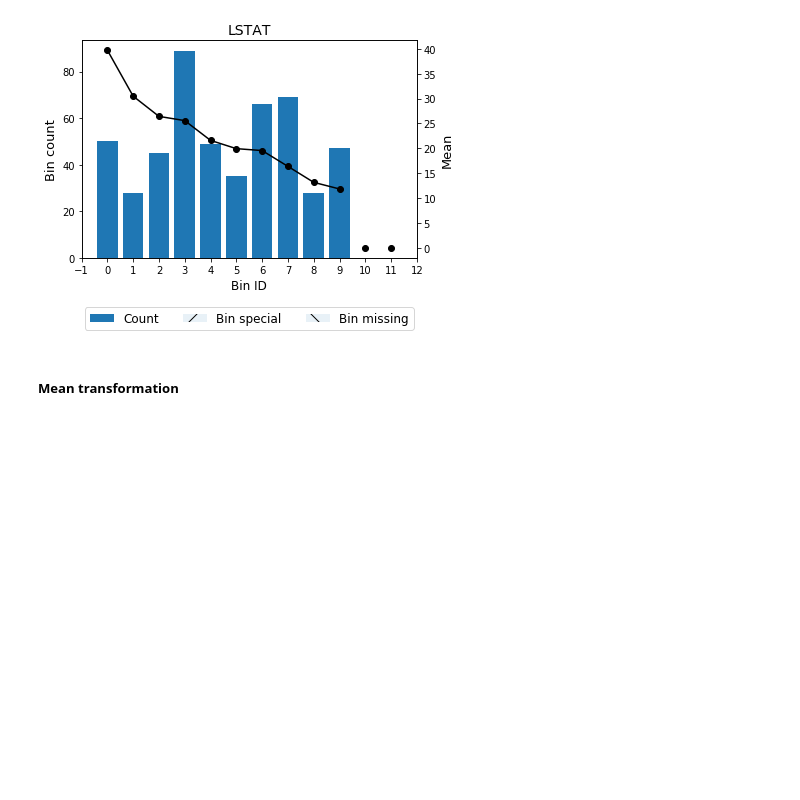
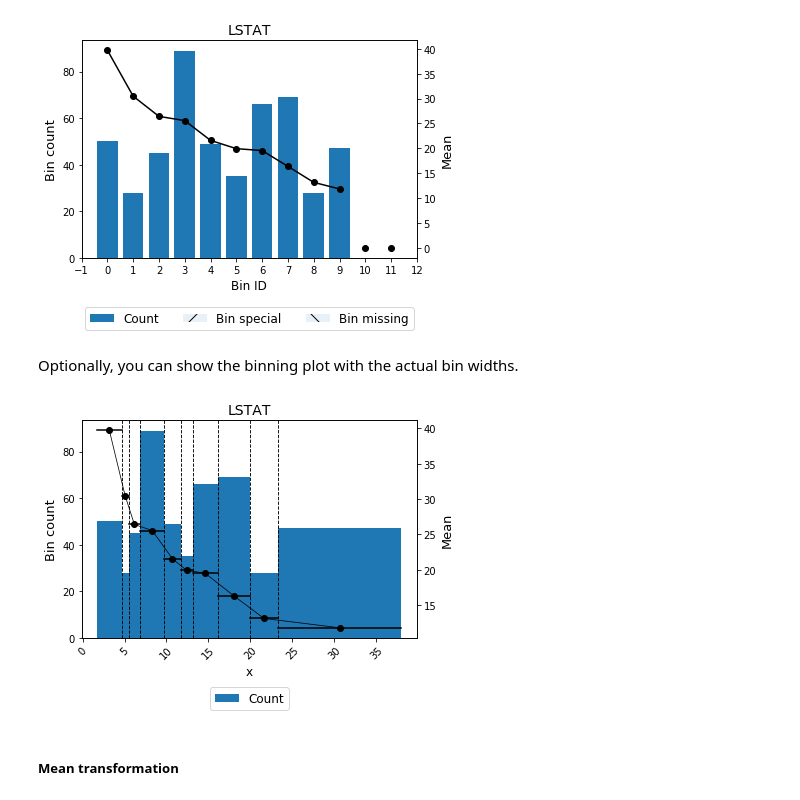
Before and after one commit to guillermo-navas-palencia/optbinning, a Jupyter notebook: doc/source/tutorials/tutorial_continuous.ipynb, the cells around one changed output. Saved outputs shown, nothing was run; the diff lists cells and outputs as text; code cells hidden in the pictures; blank space fills up the shorter version.

Commit message:
Update tutorial optimal binning with continuous target

```diff
--- a/doc/source/tutorials/tutorial_continuous.ipynb
+++ b/doc/source/tutorials/tutorial_continuous.ipynb
@@ -94,6 +108,12 @@ You can use the method ``plot`` to visualize the histogram and mean curve. Note
 binning_table.plot()
 # %% [output]
 [figure]
+# %% [markdown]
+Optionally, you can show the binning plot with the actual bin widths.
+# %%
+binning_table.plot(style="actual", add_special=False, add_missing=False)
+# %% [output]
+[figure, added]
 # %% [markdown]
 ##### Mean transformation
 # %% [markdown]
```
Also changed, not shown: parts of 12 cells of this notebook.
